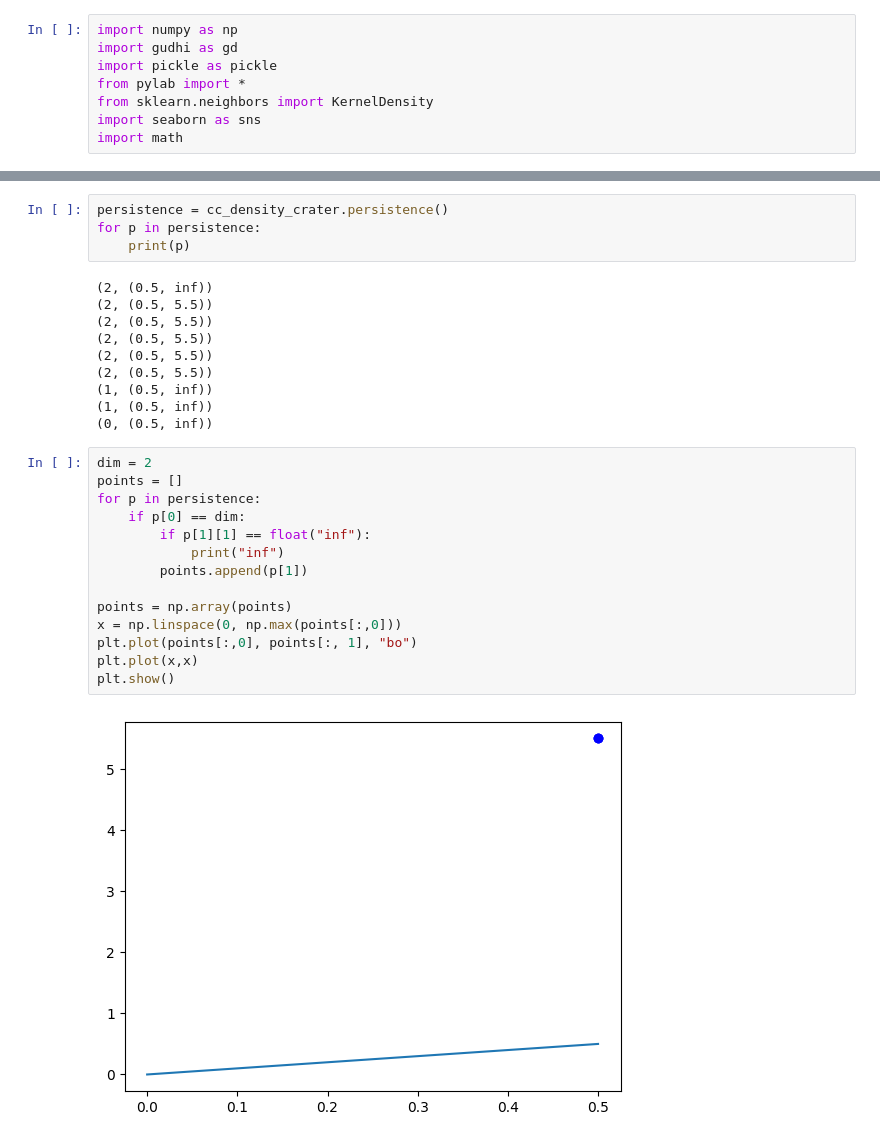
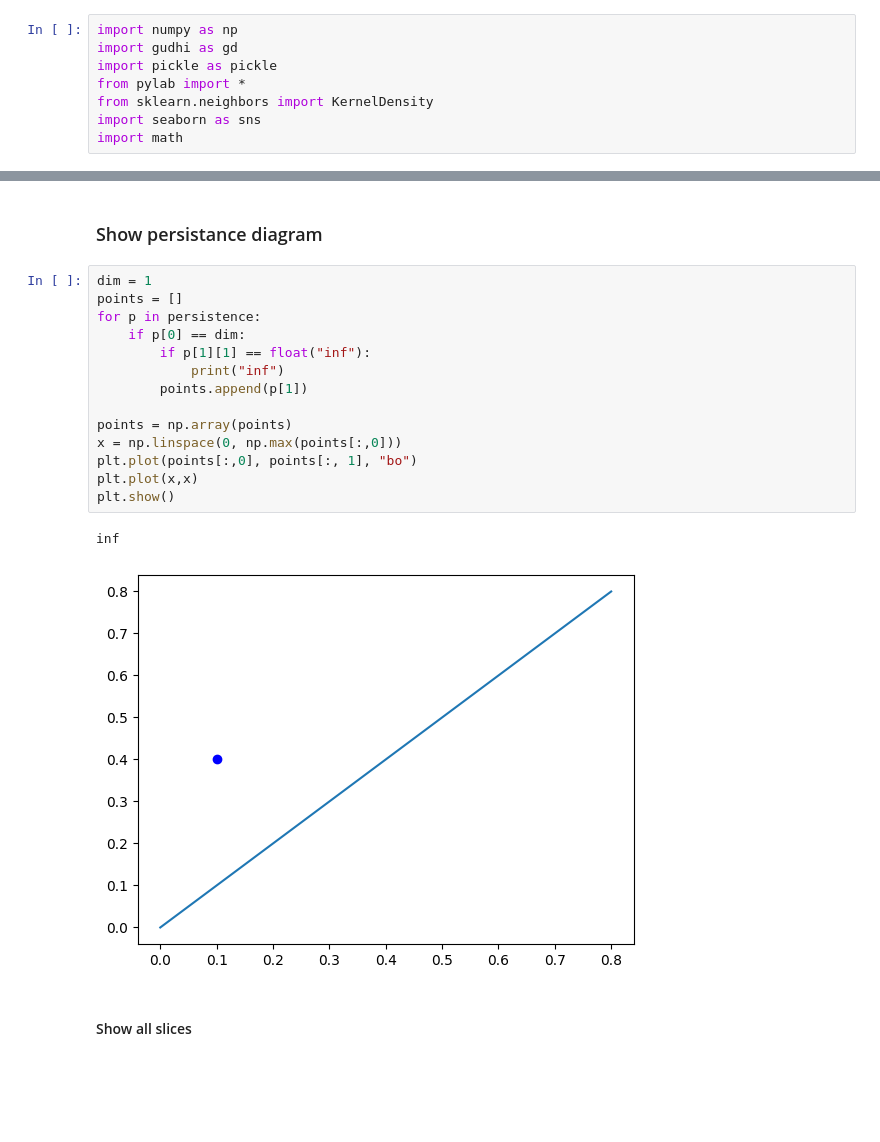
Before and after one commit to NejcHirci/TDA-evasion, a Jupyter notebook: spaceGeneration.ipynb, the cells around one changed output, grey strips where cells are left out. Saved outputs shown, nothing was run; the diff lists cells and outputs as text; blank space fills up the shorter version.

```diff
--- a/spaceGeneration.ipynb
+++ b/spaceGeneration.ipynb
@@ -106,30 +292,21 @@ cc_density_crater = gd.PeriodicCubicalComplex(
-# %%
-persistence = cc_density_crater.persistence()
-for p in persistence:
-    print(p)
-# %% [output]
-(2, (0.5, inf))
-(2, (0.5, 5.5))
-(2, (0.5, 5.5))
-(2, (0.5, 5.5))
-(2, (0.5, 5.5))
-(2, (0.5, 5.5))
-(1, (0.5, inf))
-(1, (0.5, inf))
-(0, (0.5, inf))
+# %% [markdown]
+### Show persistance diagram
 # %%
-dim = 2
+dim = 1
 points = []
 for p in persistence:
     if p[0] == dim:
         if p[1][1] == float("inf"):
             print("inf")
         points.append(p[1])
 
 points = np.array(points)
 x = np.linspace(0, np.max(points[:,0]))
 plt.plot(points[:,0], points[:, 1], "bo")
 plt.plot(x,x)
 plt.show()
 # %% [output]
+inf
-[figure, old version]
+[figure, new version]
+# %% [markdown]
+#### Show all slices
```
Also changed, not shown: parts of 8 cells of this notebook.
